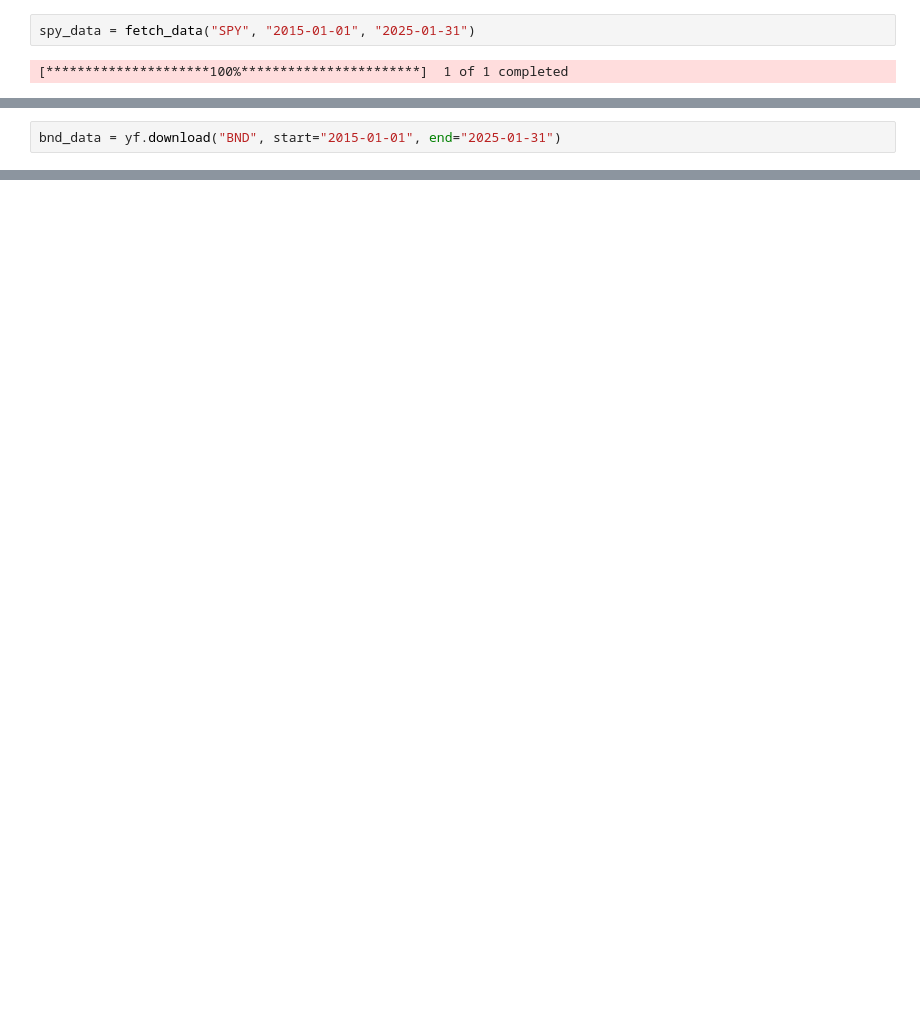
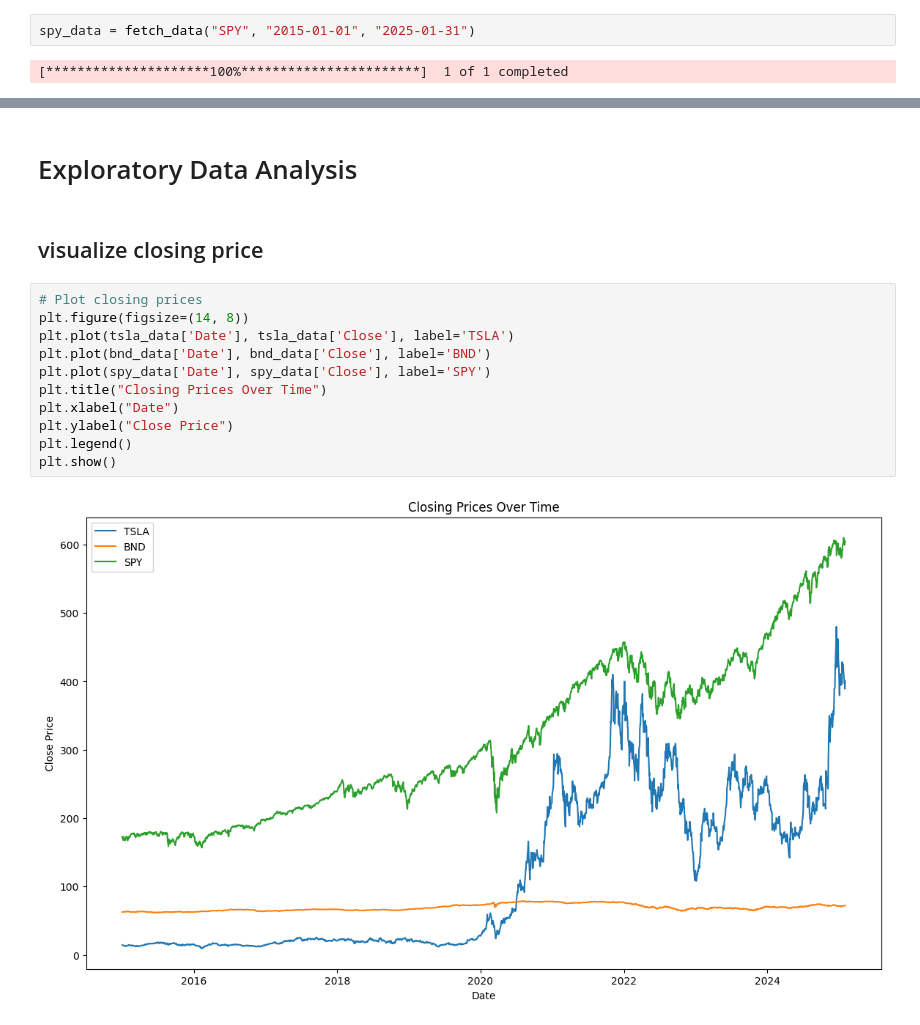
Before and after one commit to surak-alf/portfolio_management_optimization, a Jupyter notebook: notebook/data_exploratory_and_preprocessor.ipynb, the cells around one changed output, grey strips where cells are left out. Cells and saved outputs as stored; diff of their text form; blank space fills up the shorter version.

```diff
--- a/notebook/data_exploratory_and_preprocessor.ipynb
+++ b/notebook/data_exploratory_and_preprocessor.ipynb
@@ -123,2 +136,0 @@ tsla_data
-# %%
-bnd_data = yf.download("BND", start="2015-01-01", end="2025-01-31")
@@ -167,0 +231,17 @@ spy_data
+# %% [markdown]
+# Exploratory Data Analysis
+# %% [markdown]
+## visualize closing price
+# %%
+# Plot closing prices
+plt.figure(figsize=(14, 8))
+plt.plot(tsla_data['Date'], tsla_data['Close'], label='TSLA')
+plt.plot(bnd_data['Date'], bnd_data['Close'], label='BND')
+plt.plot(spy_data['Date'], spy_data['Close'], label='SPY')
+plt.title("Closing Prices Over Time")
+plt.xlabel("Date")
+plt.ylabel("Close Price")
+plt.legend()
+plt.show()
+# %% [output]
+[figure, added]
```
Also changed, not shown: parts of 22 cells of this notebook.
